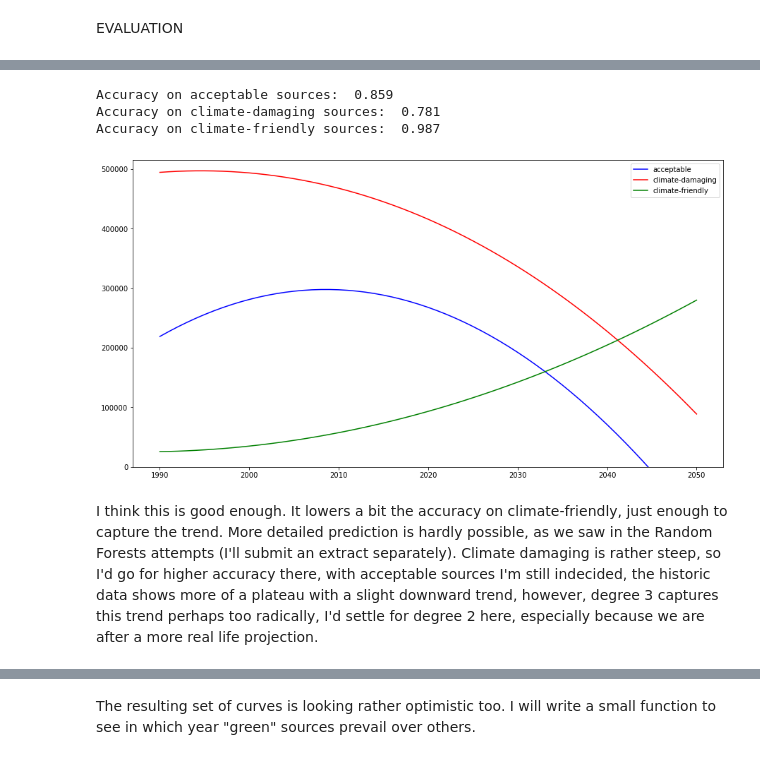
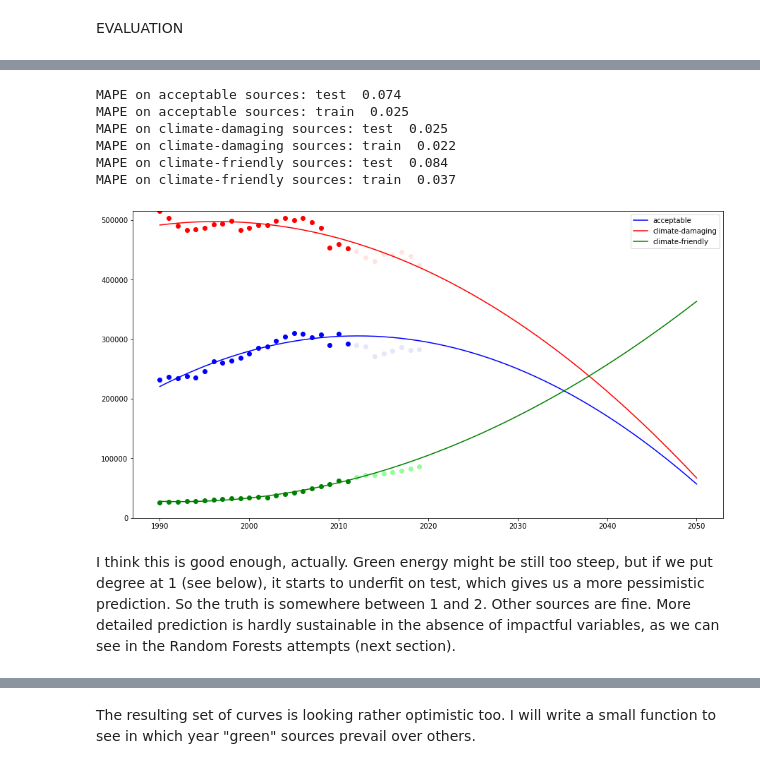
Before and after one commit to alinamelis/energy, a Jupyter notebook: code.ipynb, the cells around one changed output, grey strips where cells are left out. Cells and saved outputs as stored; diff of their text form; code cells hidden in the pictures.

```diff
--- a/code.ipynb
+++ b/code.ipynb
@@ -346,5 +371,5 @@ Right, the source usage seems to decline for all categories if we use a curve wi
 # %%
-def predict_usage(data, degree_a, degree_b, degree_c):
+def predict_usage(data, train_size, degree_a, degree_b, degree_c):
 
     '''
     INPUT
@@ -374,29 +399,42 @@ def predict_usage(data, degree_a, degree_b, degree_c):
     X_lr = data_a.loc[:, ('TIME_PERIOD')].values.reshape(-1, 1)
     Y_lr_a = data_a.loc[:, ('OBS_VALUE')].values.reshape(-1, 1)
 
+    split = int(train_size * len(X_lr))
+    X_train, X_test = np.split(X_lr, [split])
+    Y_a_train, Y_a_test = np.split(Y_lr_a, [split])
+
     data_b = data[data.loc[:, ('category')] == b]
     Y_lr_b = data_b.loc[:, ('OBS_VALUE')].values.reshape(-1, 1)
+    Y_b_train, Y_b_test = np.split(Y_lr_b, [split])
 
     data_c = data[data.loc[:, ('category')] == c]
     Y_lr_c = data_c.loc[:, ('OBS_VALUE')].values.reshape(-1, 1)
+    Y_c_train, Y_c_test = np.split(Y_lr_c, [split])
+
 
     #build models per category with corresponding degree
     lr_regressor_a = make_pipeline(PolynomialFeatures(degree_a),LinearRegression())
     lr_regressor_b = make_pipeline(PolynomialFeatures(degree_b),LinearRegression())
     lr_regressor_c = make_pipeline(PolynomialFeatures(degree_c),LinearRegression())
-    model_a = lr_regressor_a.fit(X_lr, Y_lr_a)
-    model_b = lr_regressor_b.fit(X_lr, Y_lr_b)
-    model_c = lr_regressor_c.fit(X_lr, Y_lr_c)
+    model_a = lr_regressor_a.fit(X_train, Y_a_train)
+    model_b = lr_regressor_b.fit(X_train, Y_b_train)
+    model_c = lr_regressor_c.fit(X_train, Y_c_train)
 
     #predict values
-    Y_lr_pred_a = model_a.predict(X_lr)
-    Y_lr_pred_b = model_b.predict(X_lr)
-    Y_lr_pred_c = model_c.predict(X_lr)
+    Y_pred_a_test = model_a.predict(X_test)
+    Y_pred_a_train = model_a.predict(X_train)
+    Y_pred_b_test = model_b.predict(X_test)
+    Y_pred_b_train = model_b.predict(X_train)
+    Y_pred_c_test = model_c.predict(X_test)
+    Y_pred_c_train = model_c.predict(X_train)
 
-    #check r2 score
-    print("Accuracy on acceptable sources: ",np.around(r2_score(Y_lr_a, Y_lr_pred_a),decimals=3))
-    print("Accuracy on climate-damaging sources: ",np.around(r2_score(Y_lr_b, Y_lr_pred_b),decimals=3))
-    print("Accuracy on climate-friendly sources: ",np.around(r2_score(Y_lr_c, Y_lr_pred_c),decimals=3))
+    #check mean absolute percentage error
+    print("MAPE on acceptable sources: test ",np.around(mean_absolute_percentage_error(Y_a_test, Y_pred_a_test),decimals=3))
+    print("MAPE on acceptable sources: train ",np.around(mean_absolute_percentage_error(Y_a_train, Y_pred_a_train),decimals=3))
+    print("MAPE on climate-damaging sources: test ",np.around(mean_absolute_percentage_error(Y_b_test, Y_pred_b_test),decimals=3))
+    print("MAPE on climate-damaging sources: train ",np.around(mean_absolute_percentage_error(Y_b_train, Y_pred_b_train),decimals=3))
+    print("MAPE on climate-friendly sources: test ",np.around(mean_absolute_percentage_error(Y_c_test, Y_pred_c_test),decimals=3))
+    print("MAPE on climate-friendly sources: train ",np.around(mean_absolute_percentage_error(Y_c_train, Y_pred_c_train),decimals=3))
 
     #add new rows for year
     for i in range (0,31):
@@ -412,6 +450,12 @@ def predict_usage(data, degree_a, degree_b, degree_c):
     #plot all predicted trends
     fig = plt.figure(figsize=(15,8))
     ax = fig.add_subplot(1,1,1)
+    plt.scatter(X_train, Y_a_train, color='blue')
+    plt.scatter(X_test, Y_a_test, color='lavender')
+    plt.scatter(X_train, Y_b_train, color='red')
+    plt.scatter(X_test, Y_b_test, color='mistyrose')
+    plt.scatter(X_train, Y_c_train, color='green')
+    plt.scatter(X_test, Y_c_test, color='palegreen')
     ax.plot(X_lr, Y_lr_pred_a, color='blue', label=a)
     ax.plot(X_lr, Y_lr_pred_b, color='red', label=b)
     ax.plot(X_lr, Y_lr_pred_c, color='green', label=c)
@@ -421,11 +465,14 @@ def predict_usage(data, degree_a, degree_b, degree_c):
 
     return X_lr, Y_lr_pred_a, Y_lr_pred_b, Y_lr_pred_c
 # %%
-X_years, Y_acc, Y_dam, Y_fr = predict_usage(df_pred, 2, 3, 2)
+X_years, Y_acc, Y_dam, Y_fr = predict_usage(df_pred, 0.75, 2, 2, 2)
 # %% [output]
-Accuracy on acceptable sources:  0.859
-Accuracy on climate-damaging sources:  0.781
-Accuracy on climate-friendly sources:  0.987
+MAPE on acceptable sources: test  0.074
+MAPE on acceptable sources: train  0.025
+MAPE on climate-damaging sources: test  0.025
+MAPE on climate-damaging sources: train  0.022
+MAPE on climate-friendly sources: test  0.084
+MAPE on climate-friendly sources: train  0.037
-[figure, old version]
+[figure, new version]
 # %% [markdown]
-I think this is good enough. It lowers a bit the accuracy on climate-friendly, just enough to capture the trend. More detailed prediction is hardly possible, as we saw in the Random Forests attempts (I'll submit an extract separately). Climate damaging is rather steep, so I'd go for higher accuracy there, with acceptable sources I'm still indecided, the historic data shows more of a plateau with a slight downward trend, however, degree 3 captures this trend perhaps too radically, I'd settle for degree 2 here, especially because we are after a more real life projection.
+I think this is good enough, actually. Green energy might be still too steep, but if we put degree at 1 (see below), it starts to underfit on test, which gives us a more pessimistic prediction. So the truth is somewhere between 1 and 2. Other sources are fine. More detailed prediction is hardly sustainable in the absence of impactful variables, as we can see in the Random Forests attempts (next section).
```
Also changed, not shown: parts of 36 cells of this notebook.
